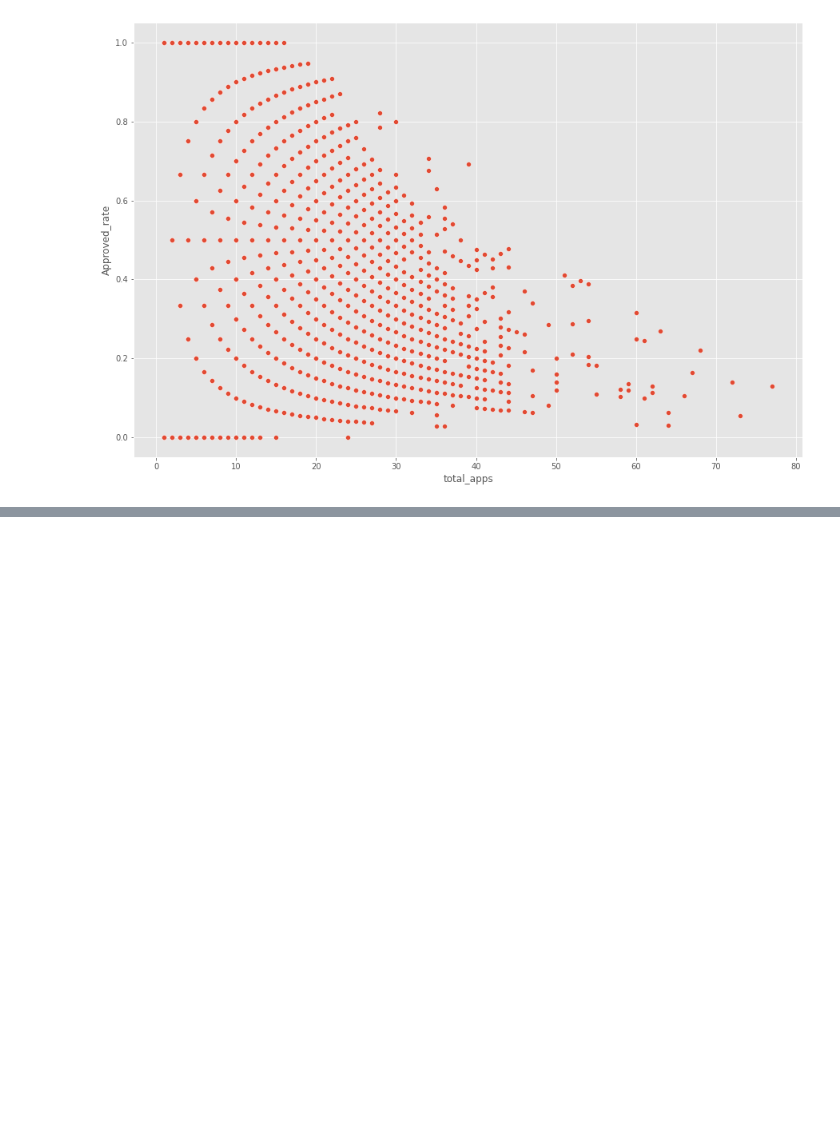
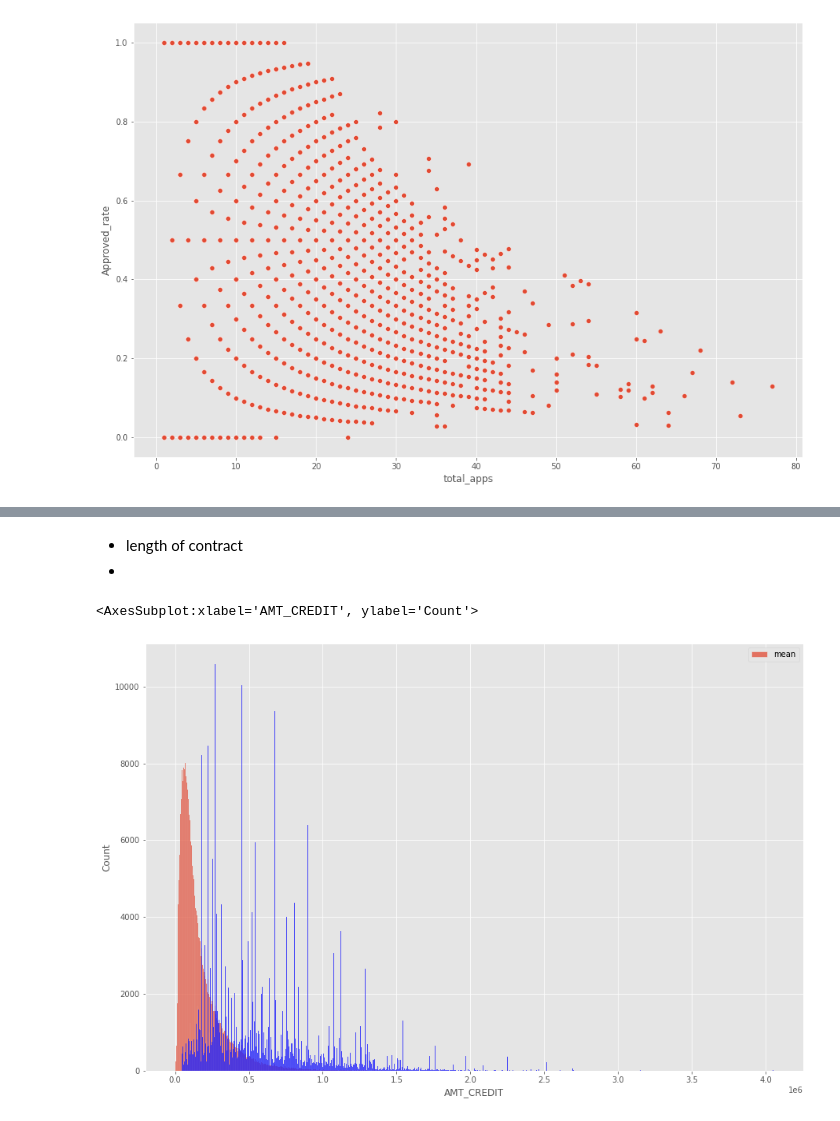
Before and after one commit to Antonio-Avila/Home-Credit-Default, a Jupyter notebook: Previous_Apps.ipynb, the cells around one changed output, grey strips where cells are left out. Drawn from its saved outputs; the diff is of its cells as text; code cells hidden in the pictures; blank space fills up the shorter version.

```diff
--- a/Previous_Apps.ipynb
+++ b/Previous_Apps.ipynb
@@ -222,0 +233,9 @@ Name: Approved_rate, Length: 338857, dtype: float64
+# %% [markdown]
+- length of contract
+-
+# %%
+sns.histplot(prev_app.groupby("SK_ID_CURR").AMT_CREDIT.agg(mean = np.mean), color = "red", bins = 1000)
+sns.histplot(app_train.AMT_CREDIT, color = "blue", bins = 1000)
+# %% [output]
+<AxesSubplot:xlabel='AMT_CREDIT', ylabel='Count'>
+[figure, added]
```
Also changed, not shown: parts of 22 cells of this notebook.
